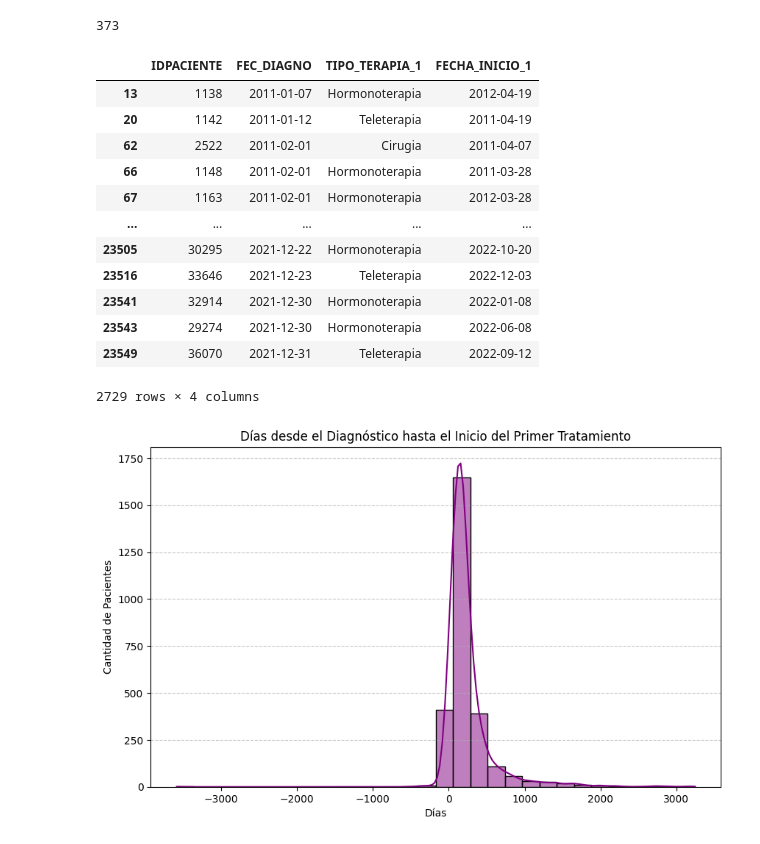
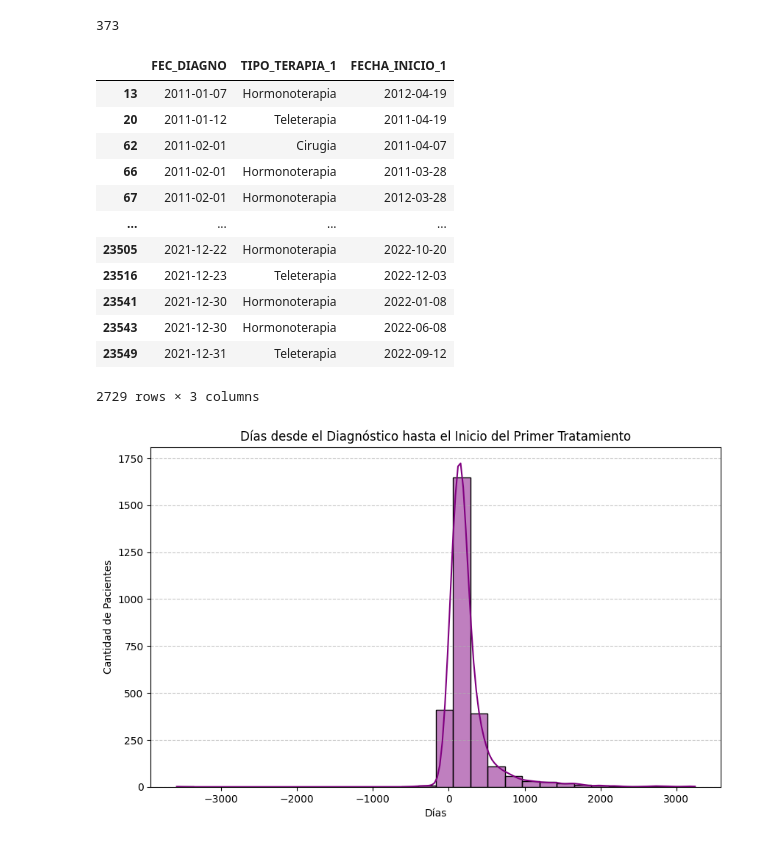
Before and after one commit to mperezlagos/ds-cancer-prostata, a Jupyter notebook: notebooks/1-clean_ds_cancer_prostata.ipynb, the cells around one changed output. Drawn from its saved outputs; the diff is of its cells as text; code cells hidden in the pictures.

Commit message:
ultimos cambios

```diff
--- a/notebooks/1-clean_ds_cancer_prostata.ipynb
+++ b/notebooks/1-clean_ds_cancer_prostata.ipynb
@@ -67,6 +67,10 @@ TIPO
 OBSERVACIONES
 # %%
 columnas_a_eliminar = [
+    'IDPACIENTE',
+    'IDTUMOR',
+    'SEXO',
+    'PREVISION',
     'COD_RELIGION',
     'COD_ETNIA',
     'EDAD',
@@ -331,6 +335,8 @@ data_cleaned['FECHA_COMITE'] = pd.to_datetime(data_cleaned['FECHA_COMITE'], form
 data_cleaned['FEC_INGRESO_CASO'] = pd.to_datetime(data_cleaned['FEC_INGRESO_CASO'], format='%d-%m-%Y',errors='coerce')
 data_cleaned['FEC_DIAGNO'] = pd.to_datetime(data_cleaned['FEC_DIAGNO'],format='%d-%m-%Y')
 data_cleaned['FEC_TOM_MUESTRA'] = pd.to_datetime(data_cleaned['FEC_TOM_MUESTRA'], format='%d-%m-%Y',errors='coerce')
+data_cleaned['ULTIMO_CONTACTO'] = pd.to_datetime(data_cleaned['ULTIMO_CONTACTO'], format='%d-%m-%Y',errors='coerce')
+
 #data_cleaned['FECHA_FALLECIMIENTO'] = pd.to_datetime(data_cleaned['FECHA_FALLECIMIENTO'], format='%d-%m-%Y',errors='coerce')
 # %% [markdown]
 
@@ -406,21 +412,21 @@ nulos_fec_trat
 # %%
 # Eliminar filas donde 'FECHA_INICIO_TRATAMIENTO_1' es nula (No se realizaron tratamientos a estos pacientes)
 data_cleaned = data_cleaned.dropna(subset=['FECHA_INICIO_1'])
-data_cleaned[['IDPACIENTE', 'FEC_DIAGNO','TIPO_TERAPIA_1', 'FECHA_INICIO_1']]
+data_cleaned[['FEC_DIAGNO','TIPO_TERAPIA_1', 'FECHA_INICIO_1']]
 # %% [output]
-|  | IDPACIENTE | FEC_DIAGNO | TIPO_TERAPIA_1 | FECHA_INICIO_1 |
-| 13 | 1138 | 2011-01-07 | Hormonoterapia | 2012-04-19 |
-| 20 | 1142 | 2011-01-12 | Teleterapia | 2011-04-19 |
-| 62 | 2522 | 2011-02-01 | Cirugia | 2011-04-07 |
-| 66 | 1148 | 2011-02-01 | Hormonoterapia | 2011-03-28 |
-| 67 | 1163 | 2011-02-01 | Hormonoterapia | 2012-03-28 |
-| ... | ... | ... | ... | ... |
-| 23505 | 30295 | 2021-12-22 | Hormonoterapia | 2022-10-20 |
-| 23516 | 33646 | 2021-12-23 | Teleterapia | 2022-12-03 |
-| 23541 | 32914 | 2021-12-30 | Hormonoterapia | 2022-01-08 |
-| 23543 | 29274 | 2021-12-30 | Hormonoterapia | 2022-06-08 |
-| 23549 | 36070 | 2021-12-31 | Teleterapia | 2022-09-12 |
+|  | FEC_DIAGNO | TIPO_TERAPIA_1 | FECHA_INICIO_1 |
+| 13 | 2011-01-07 | Hormonoterapia | 2012-04-19 |
+| 20 | 2011-01-12 | Teleterapia | 2011-04-19 |
+| 62 | 2011-02-01 | Cirugia | 2011-04-07 |
+| 66 | 2011-02-01 | Hormonoterapia | 2011-03-28 |
+| 67 | 2011-02-01 | Hormonoterapia | 2012-03-28 |
+| ... | ... | ... | ... |
+| 23505 | 2021-12-22 | Hormonoterapia | 2022-10-20 |
+| 23516 | 2021-12-23 | Teleterapia | 2022-12-03 |
+| 23541 | 2021-12-30 | Hormonoterapia | 2022-01-08 |
+| 23543 | 2021-12-30 | Hormonoterapia | 2022-06-08 |
+| 23549 | 2021-12-31 | Teleterapia | 2022-09-12 |
-2729 rows × 4 columns
+2729 rows × 3 columns
 # %%
 # Cálculo de la diferencia en días entre la fecha de diagnóstico y la fecha de inicio del primer tratamiento
 data_cleaned['DIAS_HASTA_INICIO_TRATAMIENTO'] = (data_cleaned['FECHA_INICIO_1'] - data_cleaned['FEC_DIAGNO']).dt.days
```
Also changed, not shown: parts of 17 cells of this notebook, 3 other files.
